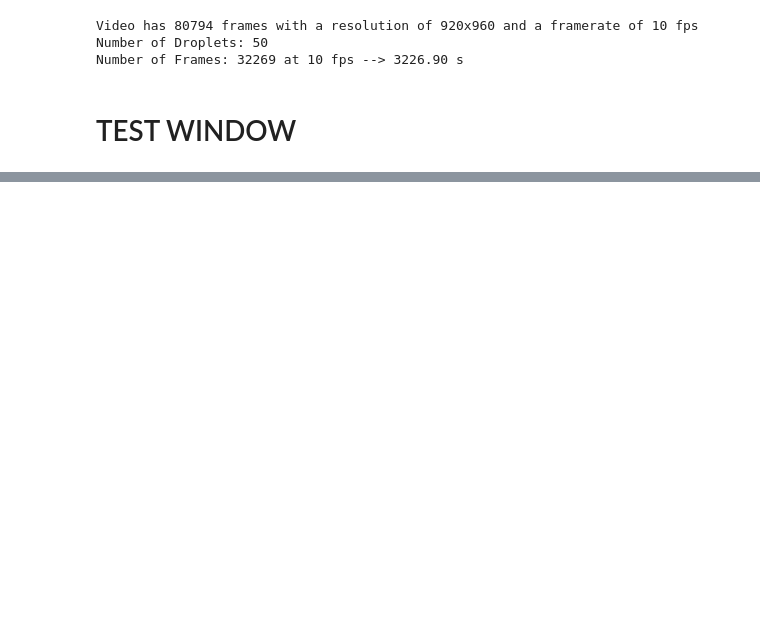
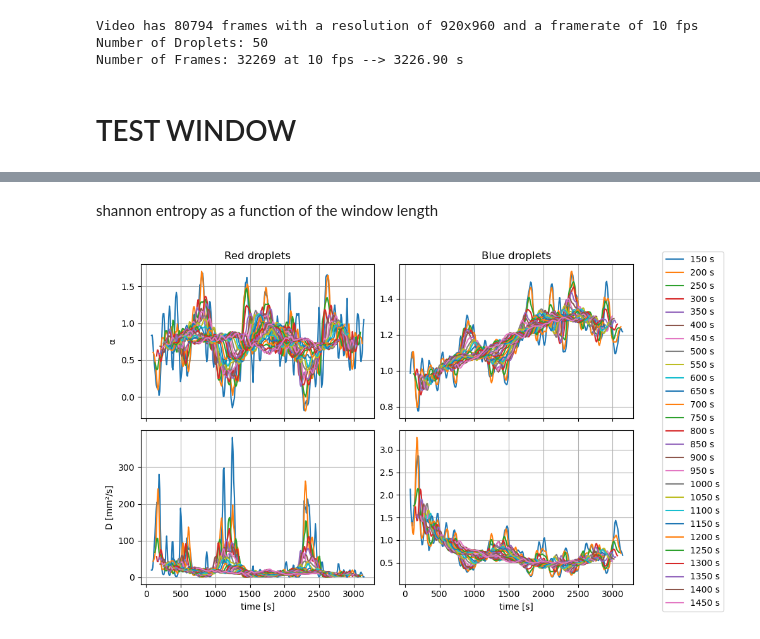
Before and after one commit to skandiz/MasterThesis, a Jupyter notebook: analysis/window_lenght_study.ipynb, the cells around one changed output, grey strips where cells are left out. Cells and saved outputs as stored; diff of their text form; code cells hidden in the pictures; blank space fills up the shorter version.

```diff
--- a/analysis/window_lenght_study.ipynb
+++ b/analysis/window_lenght_study.ipynb
@@ -172,5 +174,5 @@ def compute_std_v_mean(wind):
     return std_v_mean, startFrames
 # %%
 windLen = np.arange(50, 1500, 50)
-#std_v_wind, startFrames = zip(*parallel(compute_mean_v_std(wind) for wind in tqdm(windLen)))
+std_v_wind, startFrames = zip(*parallel(compute_mean_v_std(wind) for wind in tqdm(windLen)))
 std_v_mean_wind, startFrames = zip(*parallel(compute_std_v_mean(wind) for wind in tqdm(windLen)))
@@ -251,13 +309,3 @@ KeyboardInterrupt:
-# %%
-colors = ['#377eb8', '#ff7f00', '#4daf4a',
-          '#f781bf', '#a65628', '#984ea3',
-          '#999999', '#e41a1c', '#dede00']
-if 0:
-    number_of_colors = len(windLen)
-    random.seed(42)
-    colors = ["#"+''.join([random.choice('0123456789ABCDEF') for j in range(6)])
-                for i in range(number_of_colors)]
-    print(colors)
 # %%
 pw_exp_bins = np.linspace(0, 2, 100)
 d_bins = np.linspace(0, 200, 100)
@@ -349,29 +410,33 @@ plt.show()
+# %% [markdown]
+shannon entropy as a function of the window length
 # %%
 fig, ax = plt.subplots(2, 2, figsize=(10, 6), sharex=True)
 for i, wind in enumerate(windLen):
     alpha_r = fit_dict_list[i]['pw_exp_wind_r'][:, 0, 1]
     alpha_b = fit_dict_list[i]['pw_exp_wind_b'][:, 0, 1]
     D_r = fit_dict_list[i]['pw_exp_wind_r'][:, 0, 0]
     D_b = fit_dict_list[i]['pw_exp_wind_b'][:, 0, 0]
-    ax[0, 0].plot((startFrames_list[i] + wind*fps/2)/fps, alpha_r, label=f'{windLen[i]} s', color=colors[i])
-    ax[0, 1].plot((startFrames_list[i] + wind*fps/2)/fps, alpha_b, color=colors[i])
-    ax[1, 0].plot((startFrames_list[i] + wind*fps/2)/fps, D_r, color=colors[i])
-    ax[1, 1].plot((startFrames_list[i] + wind*fps/2)/fps, D_b, color=colors[i])
+    ax[0, 0].plot((startFrames_list[i] + wind*fps/2)/fps, alpha_r, label=f'{windLen[i]} s', color=f'C{i}')
+    ax[0, 1].plot((startFrames_list[i] + wind*fps/2)/fps, alpha_b, color=f'C{i}')
+    ax[1, 0].plot((startFrames_list[i] + wind*fps/2)/fps, D_r, color=f'C{i}')
+    ax[1, 1].plot((startFrames_list[i] + wind*fps/2)/fps, D_b, color=f'C{i}')
 ax[0, 0].set(ylabel = 'α', title='Red droplets')
 ax[0, 0].grid()
 ax[0, 1].set( title='Blue droplets')
 ax[0, 1].grid()
 ax[1, 0].set(ylabel = 'D [mm²/s]', xlabel='time [s]')
 ax[1, 0].set(xlabel = 'time [s]')
 ax[1, 0].grid()
 ax[1, 1].set(xlabel = 'time [s]')
 ax[1, 1].grid()
 plt.tight_layout()
 fig.legend(loc=7)
 fig.tight_layout()
 fig.subplots_adjust(right=0.85)
-plt.savefig(f'./{res_path}/windowed_analysis_emsd.pdf')
+plt.savefig(f'./{res_path}_300/window_lenght_analysis/windowed_analysis_emsd.pdf')
 plt.show()
+# %% [output]
+[figure, added]
 # %%
 fig, (ax, ax1) = plt.subplots(2, 1, figsize=(10, 6), sharex=True)
 for i, wind in enumerate(windLen):
```
Also changed, not shown: parts of 12 cells of this notebook, 15 other files.
